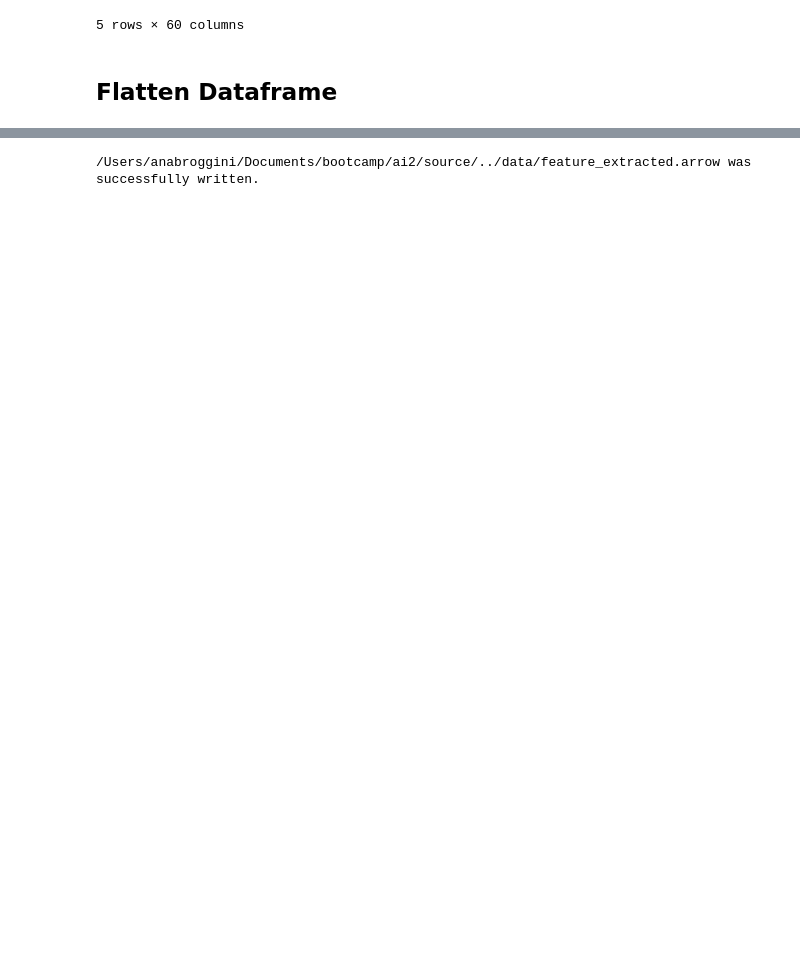
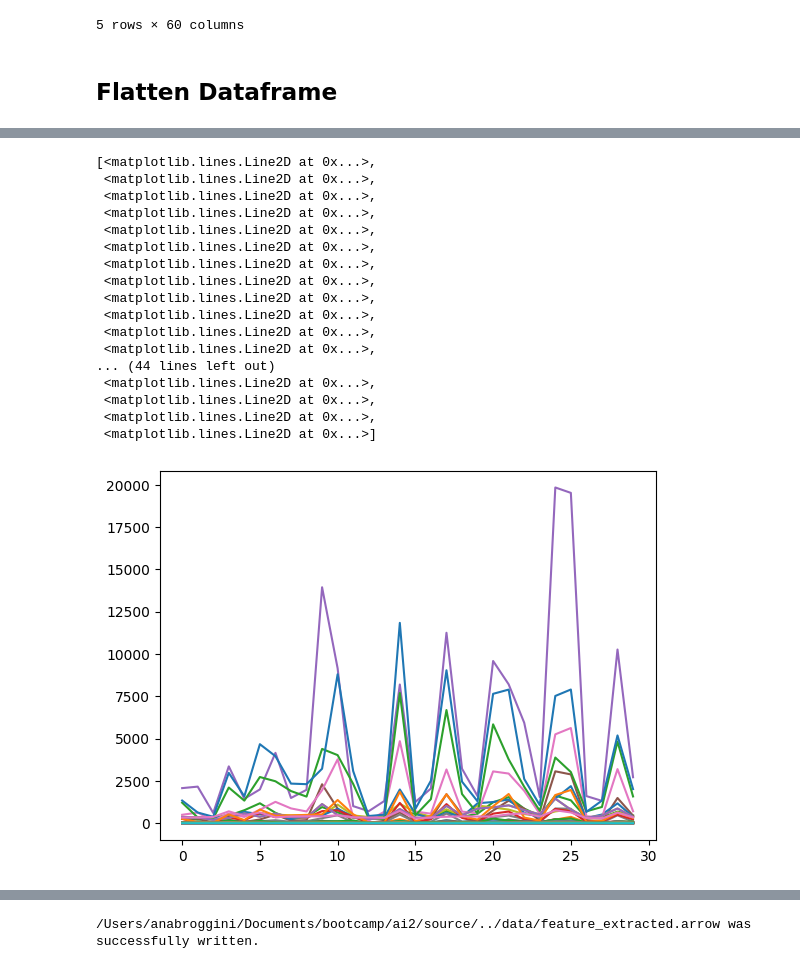
Before and after one commit to anacbroggini/AI-SeizureDetection, a Jupyter notebook: feature_extraction.ipynb, the cells around one changed output, grey strips where cells are left out. Saved outputs shown, nothing was run; the diff lists cells and outputs as text; code cells hidden in the pictures; blank space fills up the shorter version.

```diff
--- a/feature_extraction.ipynb
+++ b/feature_extraction.ipynb
@@ -89 +118,30 @@ df_features.tail(30)
+# %%
+import numpy as np
+
+# Assuming you have your original array with shape (2340, 63)
+# Let's create a sample array for demonstration purposes.
+original_array =np.array(df_features)
+
+# Extract the epoch column
+epoch_column = original_array[:, 0]
+
+# Remove the epoch column from the original array
+original_array = original_array[:, 1:]
+
+# Determine the number of epochs (assuming epochs are from 1 to 77)
+num_epochs = 77
+
+# Determine the number of segments for each epoch
+num_segments = 30  # Assuming there are 30 segments for each epoch
+
+# Initialize an empty 3D array
+reshaped_array = np.empty((30, 62, num_epochs))
+
+# Reshape the data for each epoch and insert it into the 3D array
+for epoch in range(num_epochs):
+    start_idx = epoch * num_segments
+    end_idx = (epoch + 1) * num_segments
+    reshaped_array[:, :, epoch] = original_array[start_idx:end_idx,:]
+
+# Now, 'reshaped_array' is a 3D NumPy array where each 2D slice (2340x62) contains data for each epoch.
 # %%
@@ -92,0 +151,2 @@ df_features.shape
+# %%
+data =reshaped_array[:,2:,1]
@@ -92,0 +169,21 @@ df_features.shape
+# %%
+plt.plot(data)
+# %% [output]
+[<matplotlib.lines.Line2D at 0x...>,
+ <matplotlib.lines.Line2D at 0x...>,
+ <matplotlib.lines.Line2D at 0x...>,
+ <matplotlib.lines.Line2D at 0x...>,
+ <matplotlib.lines.Line2D at 0x...>,
+ <matplotlib.lines.Line2D at 0x...>,
+ <matplotlib.lines.Line2D at 0x...>,
+ <matplotlib.lines.Line2D at 0x...>,
+ <matplotlib.lines.Line2D at 0x...>,
+ <matplotlib.lines.Line2D at 0x...>,
+ <matplotlib.lines.Line2D at 0x...>,
+ <matplotlib.lines.Line2D at 0x...>,
+... (44 lines left out)
+ <matplotlib.lines.Line2D at 0x...>,
+ <matplotlib.lines.Line2D at 0x...>,
+ <matplotlib.lines.Line2D at 0x...>,
+ <matplotlib.lines.Line2D at 0x...>]
+[figure, added]
```
Also changed, not shown: parts of 12 cells of this notebook, 1 other file.
